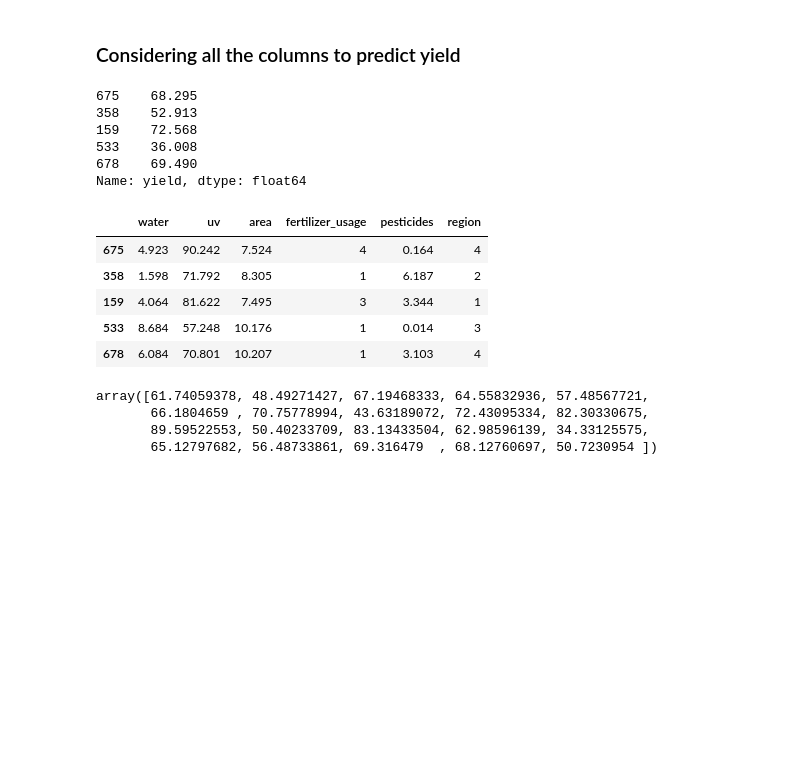
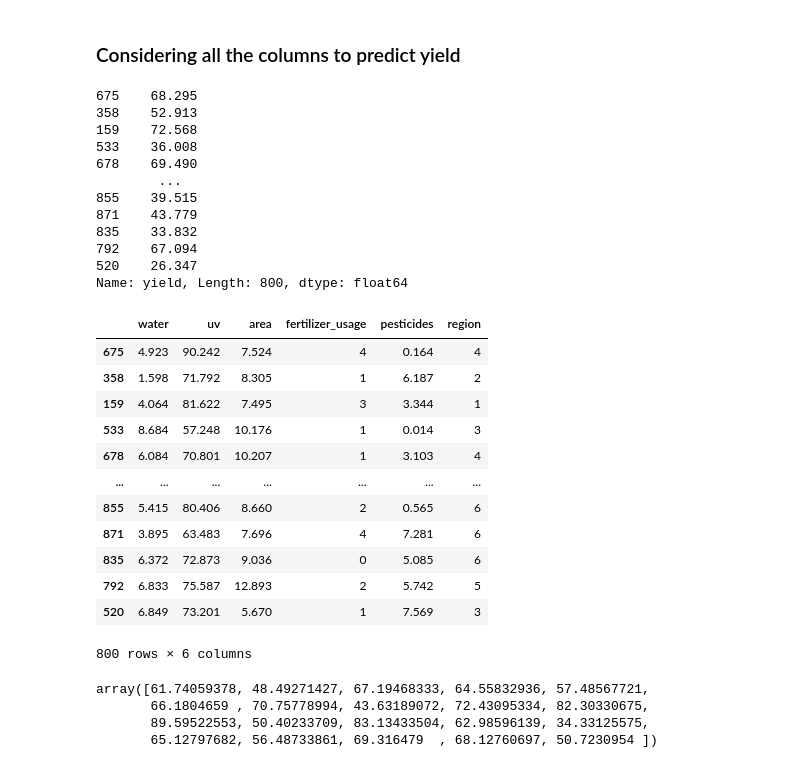
Before and after one commit to Akshaj000/CropYieldPrediction-LinearRegression, a Jupyter notebook: notebook.ipynb, the cells around one changed output. Cells and saved outputs as stored; diff of their text form; code cells hidden in the pictures; blank space fills up the shorter version.

```diff
--- a/notebook.ipynb
+++ b/notebook.ipynb
@@ -231,23 +232,36 @@ y_train = data_train['yield']
 X_test = data_test.iloc[:, [0,1,2,3,5,6]]
 y_test = data_test['yield']
 # %%
-y_train.head()
+y_train
 # %% [output]
 675    68.295
 358    52.913
 159    72.568
 533    36.008
 678    69.490
-Name: yield, dtype: float64
+        ...
+855    39.515
+871    43.779
+835    33.832
+792    67.094
+520    26.347
+Name: yield, Length: 800, dtype: float64
 # %%
-X_train.head()
+X_train
 # %% [output]
 |  | water | uv | area | fertilizer_usage | pesticides | region |
 | 675 | 4.923 | 90.242 | 7.524 | 4 | 0.164 | 4 |
 | 358 | 1.598 | 71.792 | 8.305 | 1 | 6.187 | 2 |
 | 159 | 4.064 | 81.622 | 7.495 | 3 | 3.344 | 1 |
 | 533 | 8.684 | 57.248 | 10.176 | 1 | 0.014 | 3 |
 | 678 | 6.084 | 70.801 | 10.207 | 1 | 3.103 | 4 |
+| ... | ... | ... | ... | ... | ... | ... |
+| 855 | 5.415 | 80.406 | 8.660 | 2 | 0.565 | 6 |
+| 871 | 3.895 | 63.483 | 7.696 | 4 | 7.281 | 6 |
+| 835 | 6.372 | 72.873 | 9.036 | 0 | 5.085 | 6 |
+| 792 | 6.833 | 75.587 | 12.893 | 2 | 5.742 | 5 |
+| 520 | 6.849 | 73.201 | 5.670 | 1 | 7.569 | 3 |
+800 rows × 6 columns
 # %%
 reg = LinearRegression()
 reg.fit(X_train,y_train)
```
Also changed, not shown: parts of 44 cells of this notebook.
